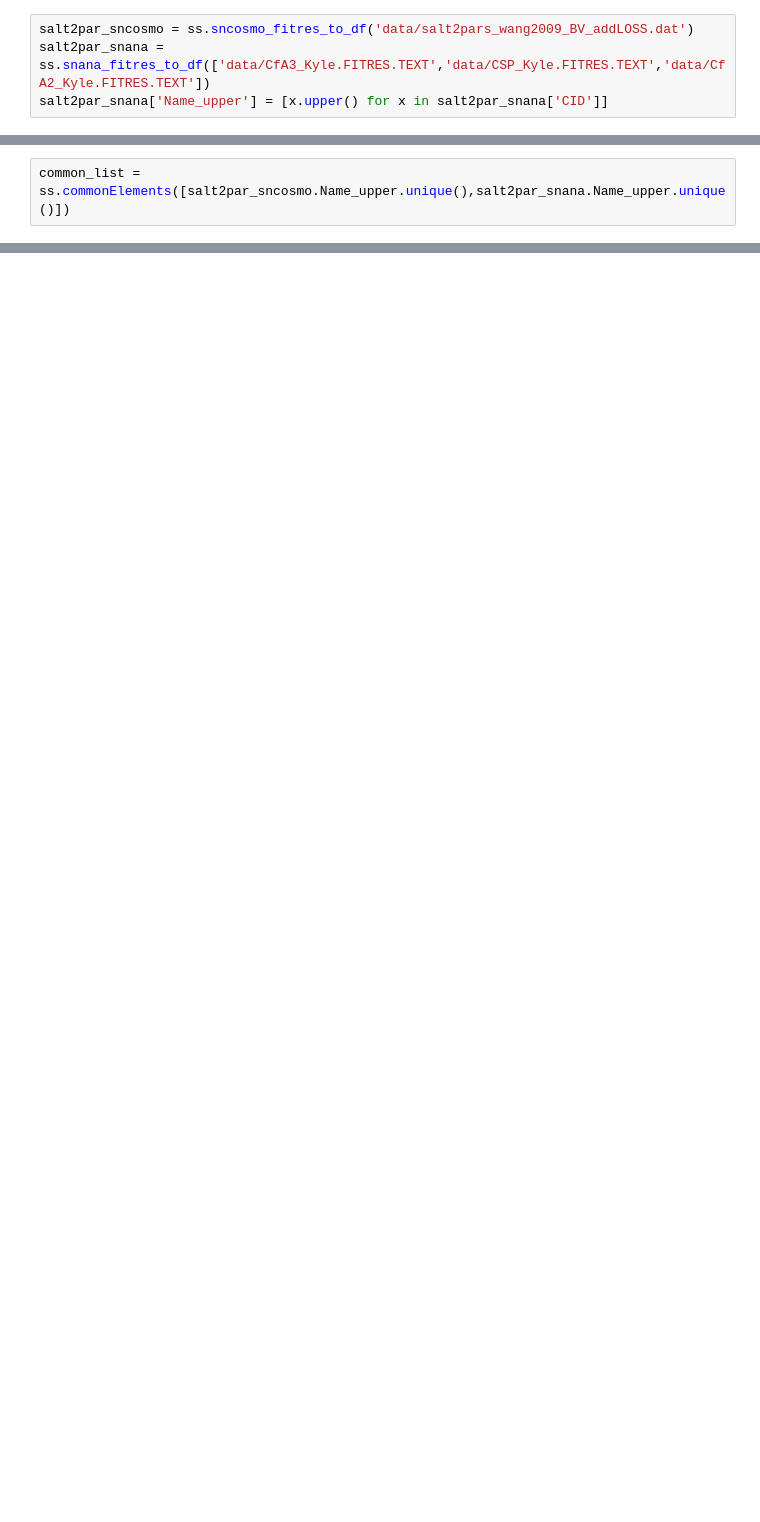
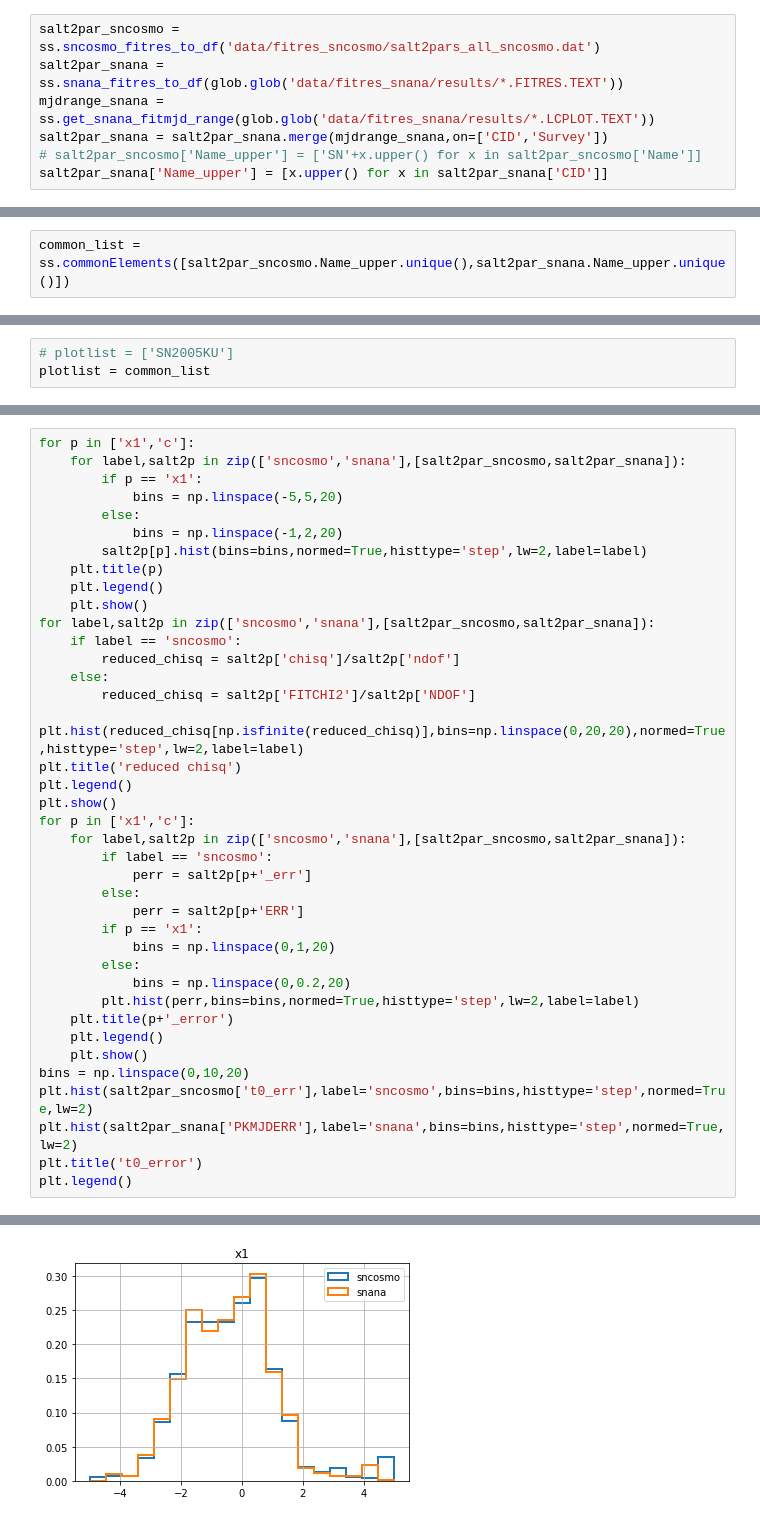
Before and after one commit to mi-dai/sncosmo_vs_snana, a Jupyter notebook: sncosmo_vs_snana.ipynb, the cells around one changed output, grey strips where cells are left out. Cells and saved outputs as stored; diff of their text form; blank space fills up the shorter version.

```diff
--- a/sncosmo_vs_snana.ipynb
+++ b/sncosmo_vs_snana.ipynb
@@ -11,6 +13,9 @@ from sedfit.utils import register_bands_for_sncosmo
 # %%
 register_bands_for_sncosmo()
 # %%
-salt2par_sncosmo = ss.sncosmo_fitres_to_df('data/salt2pars_wang2009_BV_addLOSS.dat')
-salt2par_snana = ss.snana_fitres_to_df(['data/CfA3_Kyle.FITRES.TEXT','data/CSP_Kyle.FITRES.TEXT','data/CfA2_Kyle.FITRES.TEXT'])
+salt2par_sncosmo = ss.sncosmo_fitres_to_df('data/fitres_sncosmo/salt2pars_all_sncosmo.dat')
+salt2par_snana = ss.snana_fitres_to_df(glob.glob('data/fitres_snana/results/*.FITRES.TEXT'))
+mjdrange_snana = ss.get_snana_fitmjd_range(glob.glob('data/fitres_snana/results/*.LCPLOT.TEXT'))
+salt2par_snana = salt2par_snana.merge(mjdrange_snana,on=['CID','Survey'])
+# salt2par_sncosmo['Name_upper'] = ['SN'+x.upper() for x in salt2par_sncosmo['Name']]
 salt2par_snana['Name_upper'] = [x.upper() for x in salt2par_snana['CID']]
@@ -18,0 +55,3 @@ common_list = ss.commonElements([salt2par_sncosmo.Name_upper.unique(),salt2par_s
+# %%
+# plotlist = ['SN2005KU']
+plotlist = common_list
@@ -18,0 +178,40 @@ common_list = ss.commonElements([salt2par_sncosmo.Name_upper.unique(),salt2par_s
+# %%
+for p in ['x1','c']:
+    for label,salt2p in zip(['sncosmo','snana'],[salt2par_sncosmo,salt2par_snana]):
+        if p == 'x1':
+            bins = np.linspace(-5,5,20)
+        else:
+            bins = np.linspace(-1,2,20)
+        salt2p[p].hist(bins=bins,normed=True,histtype='step',lw=2,label=label)
+    plt.title(p)
+    plt.legend()
+    plt.show()
+for label,salt2p in zip(['sncosmo','snana'],[salt2par_sncosmo,salt2par_snana]):
+    if label == 'sncosmo':
+        reduced_chisq = salt2p['chisq']/salt2p['ndof']
+    else:
+        reduced_chisq = salt2p['FITCHI2']/salt2p['NDOF']
+    plt.hist(reduced_chisq[np.isfinite(reduced_chisq)],bins=np.linspace(0,20,20),normed=True,histtype='step',lw=2,label=label)
+plt.title('reduced chisq')
+plt.legend()
+plt.show()
+for p in ['x1','c']:
+    for label,salt2p in zip(['sncosmo','snana'],[salt2par_sncosmo,salt2par_snana]):
+        if label == 'sncosmo':
+            perr = salt2p[p+'_err']
+        else:
+            perr = salt2p[p+'ERR']
+        if p == 'x1':
+            bins = np.linspace(0,1,20)
+        else:
+            bins = np.linspace(0,0.2,20)
+        plt.hist(perr,bins=bins,normed=True,histtype='step',lw=2,label=label)
+    plt.title(p+'_error')
+    plt.legend()
+    plt.show()
+bins = np.linspace(0,10,20)
+plt.hist(salt2par_sncosmo['t0_err'],label='sncosmo',bins=bins,histtype='step',normed=True,lw=2)
+plt.hist(salt2par_snana['PKMJDERR'],label='snana',bins=bins,histtype='step',normed=True,lw=2)
+plt.title('t0_error')
+plt.legend()
+# %% [output]
@@ -18,0 +222 @@ common_list = ss.commonElements([salt2par_sncosmo.Name_upper.unique(),salt2par_s
+[figure, added]
```
Also changed, not shown: parts of 17 cells of this notebook, 1 other file.
